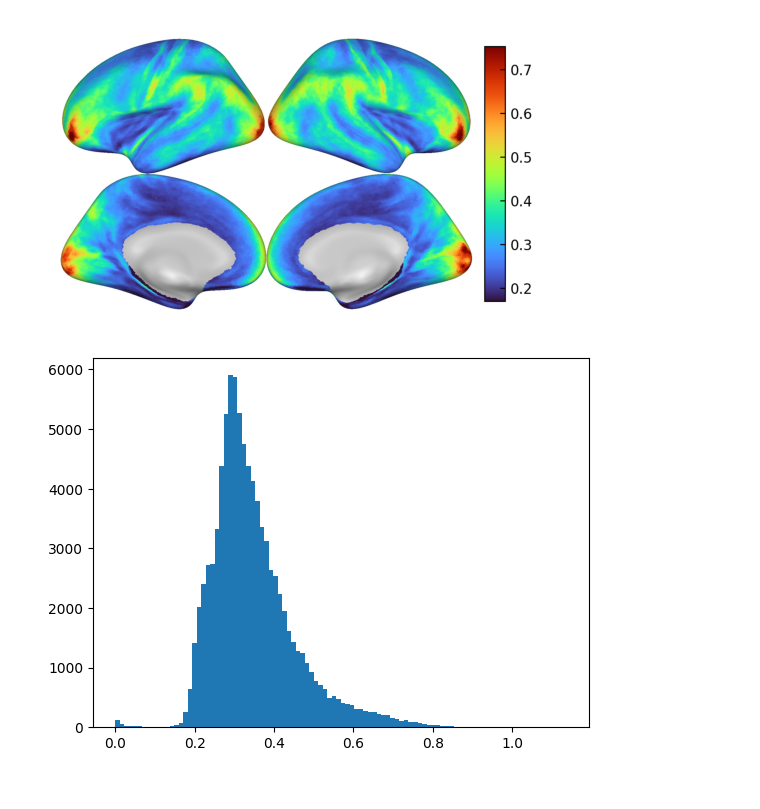
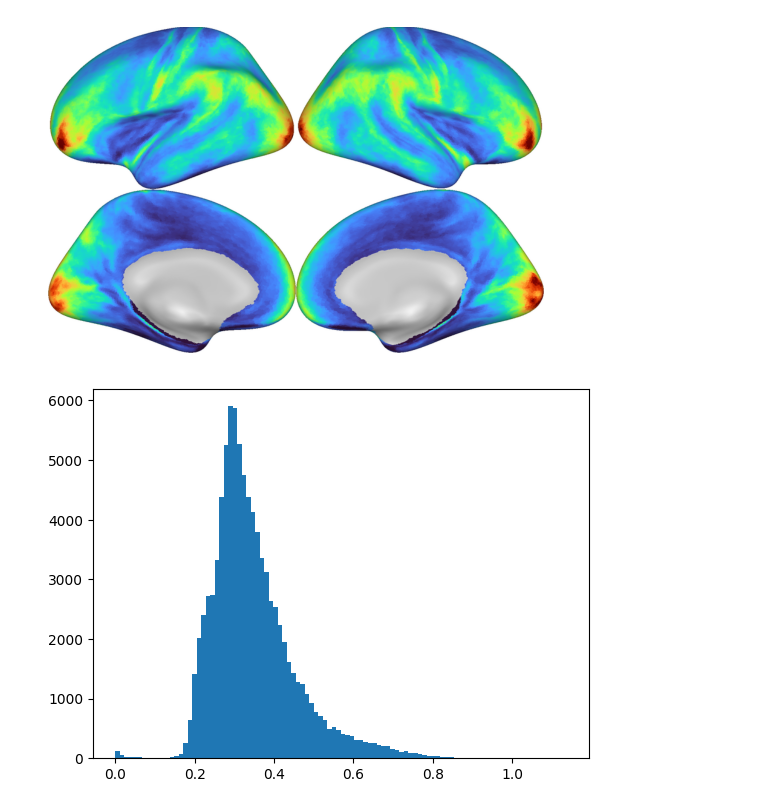
Before and after one commit to PennLINC/transdiagnostic_executive_function, a Jupyter notebook: analysis/02_plot/plot_surfaces.ipynb, the cells around one changed output. Saved outputs shown, nothing was run; the diff lists cells and outputs as text; code cells hidden in the pictures.

Commit message:
save colorbars separately

```diff
--- a/analysis/02_plot/plot_surfaces.ipynb
+++ b/analysis/02_plot/plot_surfaces.ipynb
@@ -25,12 +25,11 @@ ciftidata[ciftidata == 0] = np.nan
 low = np.nanpercentile(ciftidata, 0.5)
 high = np.nanpercentile(ciftidata, 99.5)
 clear_cache('facemap')
-# cmap = mpl.cm.get_cmap("seismic").copy()
-# cmap.set_bad(color="none")  # Transparent for NaN
 img=create_montage_figure(roivals=ciftidata,atlasname="cifti91k",colormap='turbo',
-                          clim=[low,high], add_colorbar=True, upscale_factor=2,
+                          clim=[low,high], add_colorbar=False, upscale_factor=2,
                           viewnames=['lateral','medial'],face_mode='best',
                           outputimagefile='/Users/sps253/Documents/GIT/transdiagnostic_executive_function/neuroimaging_figures/surface_plots/group-alff_task-rest_space-fsLR_den-91k_stat-mean.dscalar.nii_montage.pdf')
+
 plt.figure()
 plt.imshow(img)
 _=plt.axis('off')
@@ -44,4 +43,4 @@ Wall time: 3.18 s
-[figure, old version]
+[figure, new version]
 # %%
 # plot density of ciftidata
 plt.figure()
```
Also changed, not shown: parts of 4 cells of this notebook, 4 other files.
